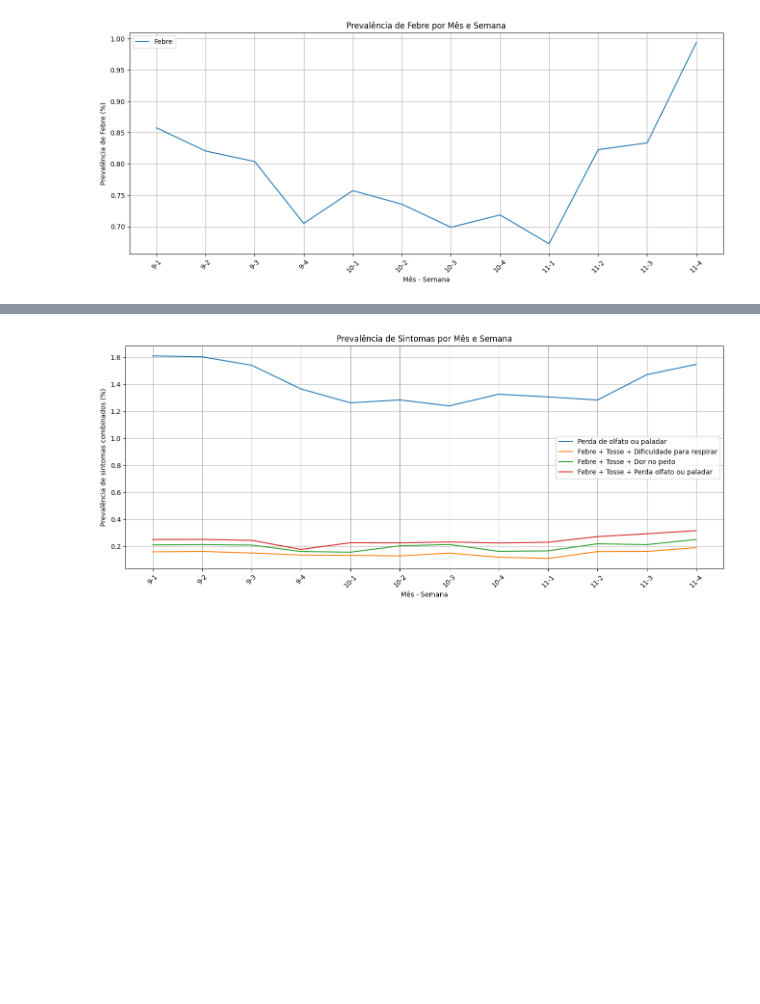
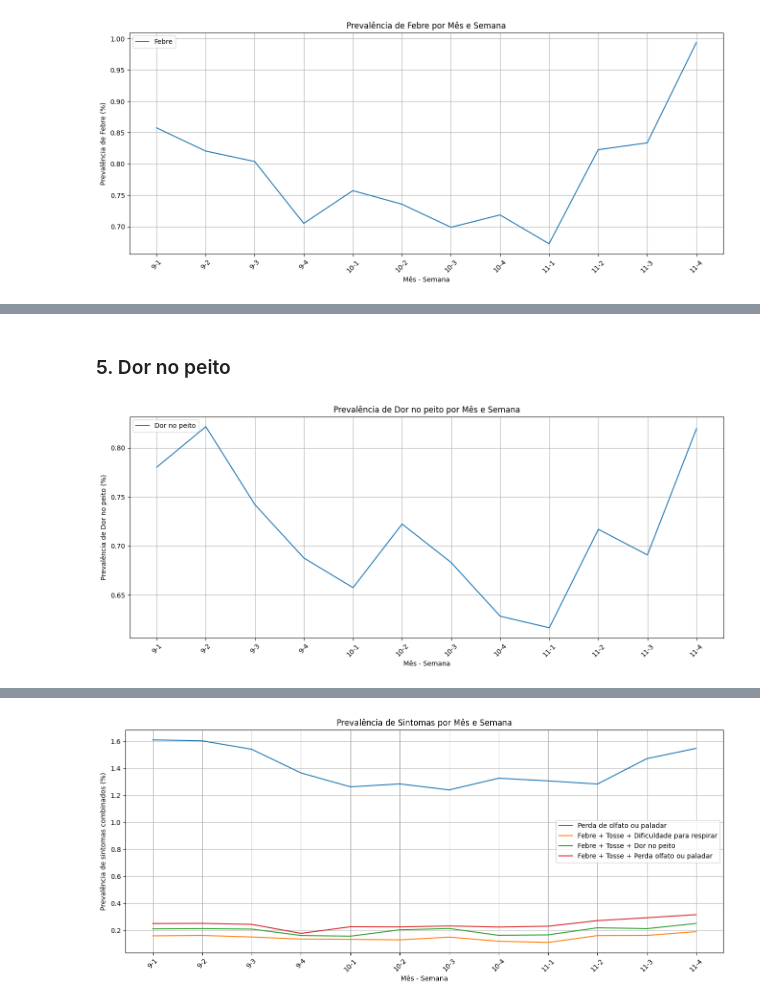
Before and after one commit to jaqueantunes/covid_pos, a Jupyter notebook: pos_T3.ipynb, the cells around one changed output, grey strips where cells are left out. Saved outputs shown, nothing was run; the diff lists cells and outputs as text; code cells hidden in the pictures; blank space fills up the shorter version.

```diff
--- a/pos_T3.ipynb
+++ b/pos_T3.ipynb
@@ -316,0 +416,24 @@ plt.show()
+# %% [markdown]
+### 5. Dor no peito
+# %%
+# Calcular o número de pessoas com dor no peito (dor_peito == 1.0) por semana e mês
+prevalencia_dor_peito_mes_semana = (df_clinico[df_clinico['dor_peito'] == 1.0].groupby(['mes', 'semana']).size()/df_clinico.groupby(['mes', 'semana']).size())*100
+
+# Resetar o index para facilitar o plot
+prevalencia_dor_peito_plot_data = prevalencia_dor_peito_mes_semana.reset_index()
+
+# Create labels for the x-axis
+prevalencia_dor_peito_plot_data['label'] = prevalencia_dor_peito_plot_data['mes'].astype(str) + '-' + prevalencia_dor_peito_plot_data['semana'].astype(str)
+
+# Plot the data
+plt.figure(figsize=(16, 6))
+plt.grid(True)
+plt.plot(prevalencia_dor_peito_plot_data['label'], prevalencia_dor_peito_plot_data[0], label='Dor no peito')
+plt.legend()
+plt.xlabel("Mês - Semana")
+plt.ylabel("Prevalência de Dor no peito (%)")
+plt.title("Prevalência de Dor no peito por Mês e Semana")
+plt.xticks(rotation=45)
+plt.show()
+# %% [output]
+[figure, added]
```
Also changed, not shown: parts of 16 cells of this notebook.
